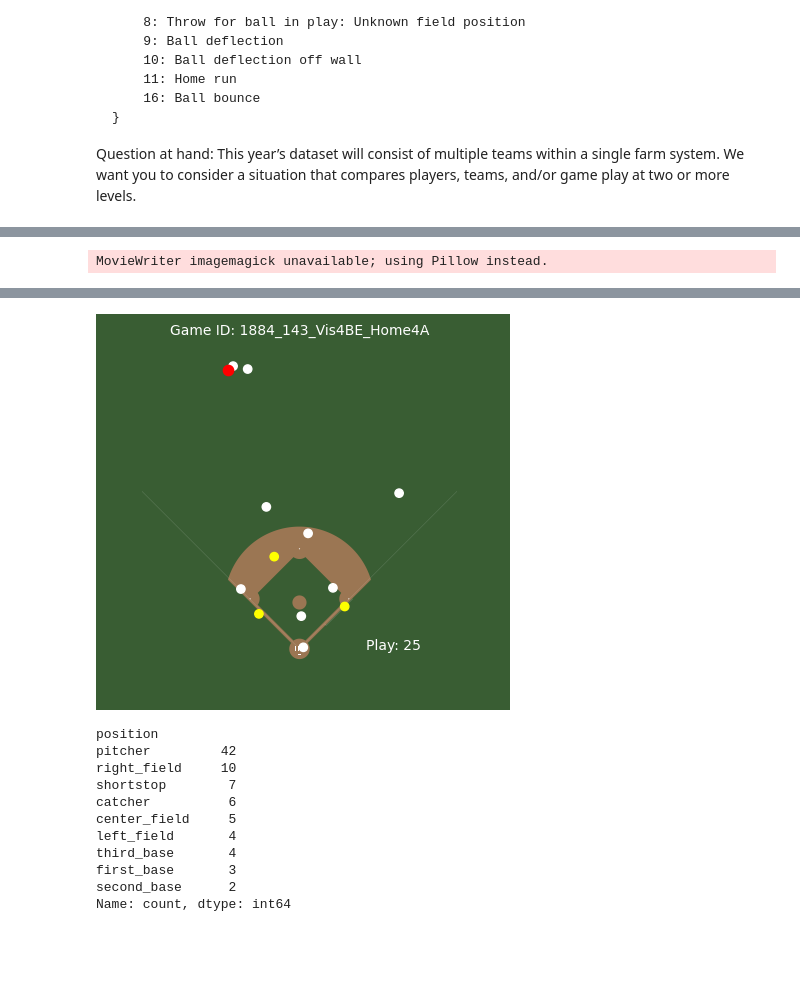
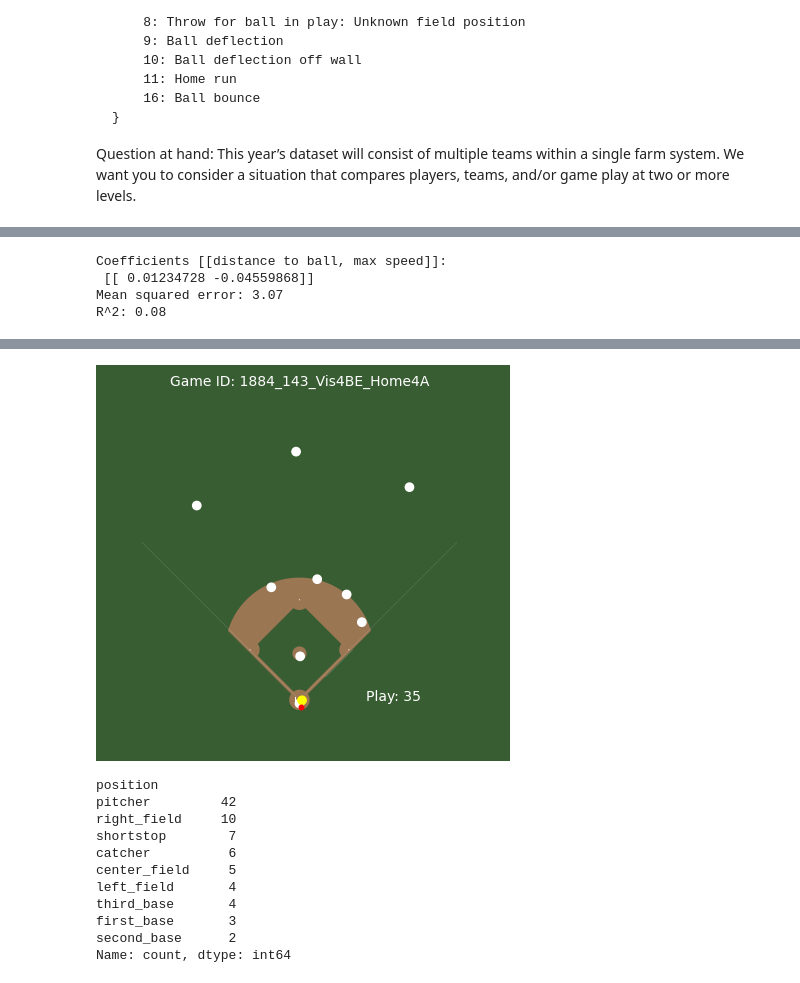
Before and after one commit to EddietheProgrammer/SMT-Data-Challenge, a Jupyter notebook: Vizs & Analysis.ipynb, the cells around one changed output, grey strips where cells are left out. Saved outputs shown, nothing was run; the diff lists cells and outputs as text; code cells hidden in the pictures; blank space fills up the shorter version.

```diff
--- a/Vizs & Analysis.ipynb
+++ b/Vizs & Analysis.ipynb
@@ -187,12 +350,22 @@ game_events.loc[(game_events['game_str'] == '1884_143_Vis4BE_Home4A') & (game_ev
+# %%
+print("Coefficients [[distance to ball, max speed]]: \n", reg.coef_)
+
+print("Mean squared error: %.2f" % mean_squared_error(y_test, pred))
+
+print("R^2: %.2f" % r2_score(y_test, pred))
+# %% [output]
+Coefficients [[distance to ball, max speed]]:
+ [[ 0.01234728 -0.04559868]]
+Mean squared error: 3.07
+R^2: 0.08
 # %%
 player_pos = pd.read_parquet('./Combined/player_pos/1884_143_Vis4BE_Home4A.parquet')
 ball_pos = pd.read_parquet('./Combined/ball_pos/1884_143_Vis4BE_Home4A.parquet')
 
-plot_animation(player_pos, ball_pos, play_id = 25, save_gif=True)
+plot_animation(player_pos, ball_pos, play_id = 35)
 # %% [output]
-MovieWriter imagemagick unavailable; using Pillow instead.
 [interactive output not drawn]
-[figure, old version]
+[figure, new version]
 # %%
 unique_teams = team_info.groupby('player_id')['home_team'].nunique().sort_values(ascending = False).reset_index()
 
```
Also changed, not shown: parts of 22 cells of this notebook.
